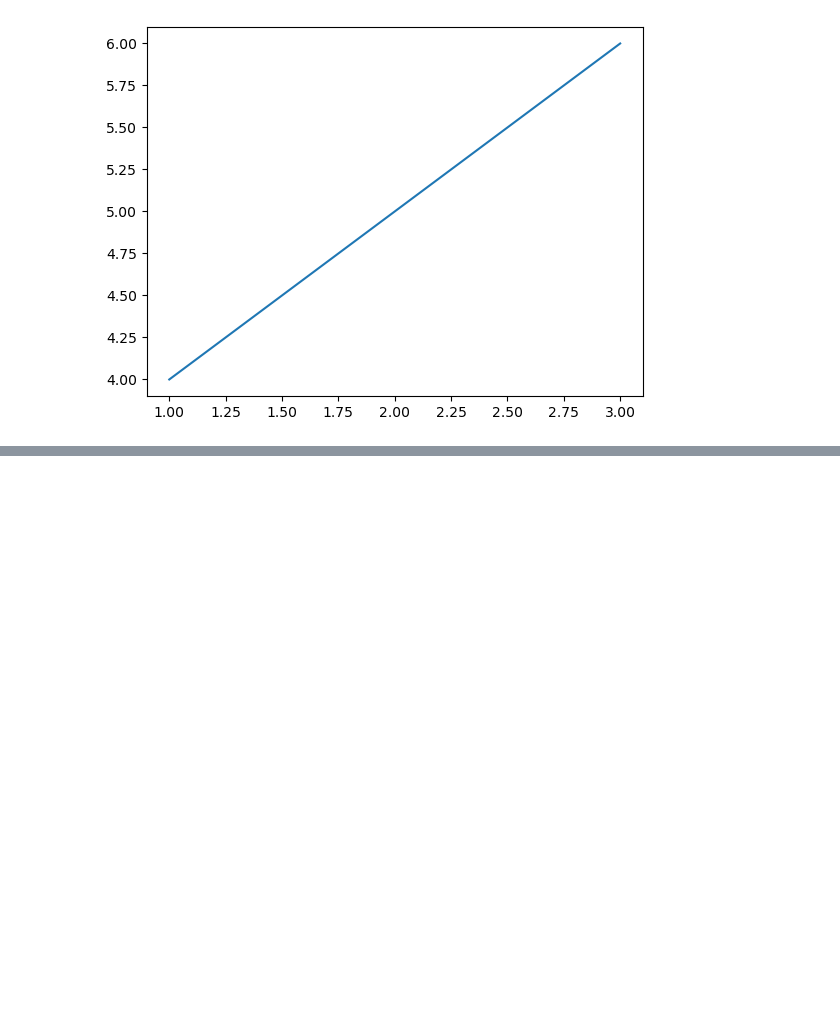
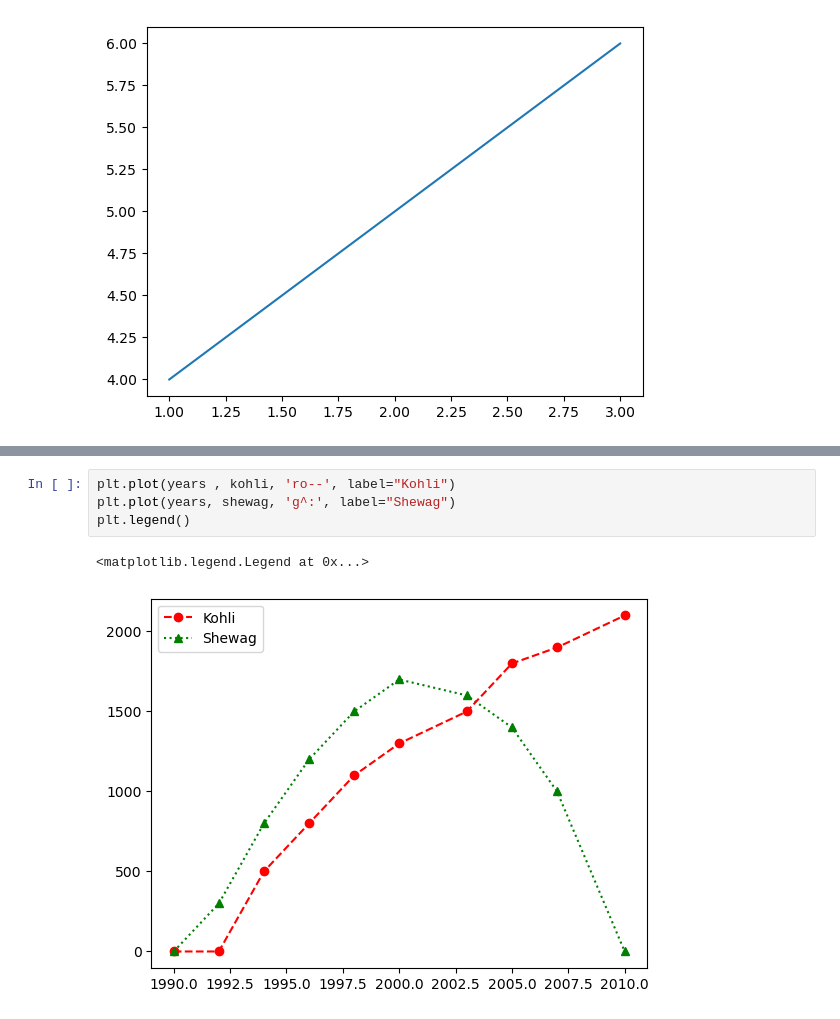
Before and after one commit to myash0370-creator/Matplotlib, a Jupyter notebook: Matplotlib .ipynb, the cells around one changed output, grey strips where cells are left out. Drawn from its saved outputs; the diff is of its cells as text; blank space fills up the shorter version.

```diff
--- a/Matplotlib .ipynb
+++ b/Matplotlib .ipynb
@@ -7,0 +37,7 @@ plt.plot([1, 2, 3], [4, 5, 6])
+# %%
+plt.plot(years , kohli, 'ro--', label="Kohli")
+plt.plot(years, shewag, 'g^:', label="Shewag")
+plt.legend()
+# %% [output]
+<matplotlib.legend.Legend at 0x...>
+[figure, added]
```
Also changed, not shown: parts of 5 cells of this notebook.
